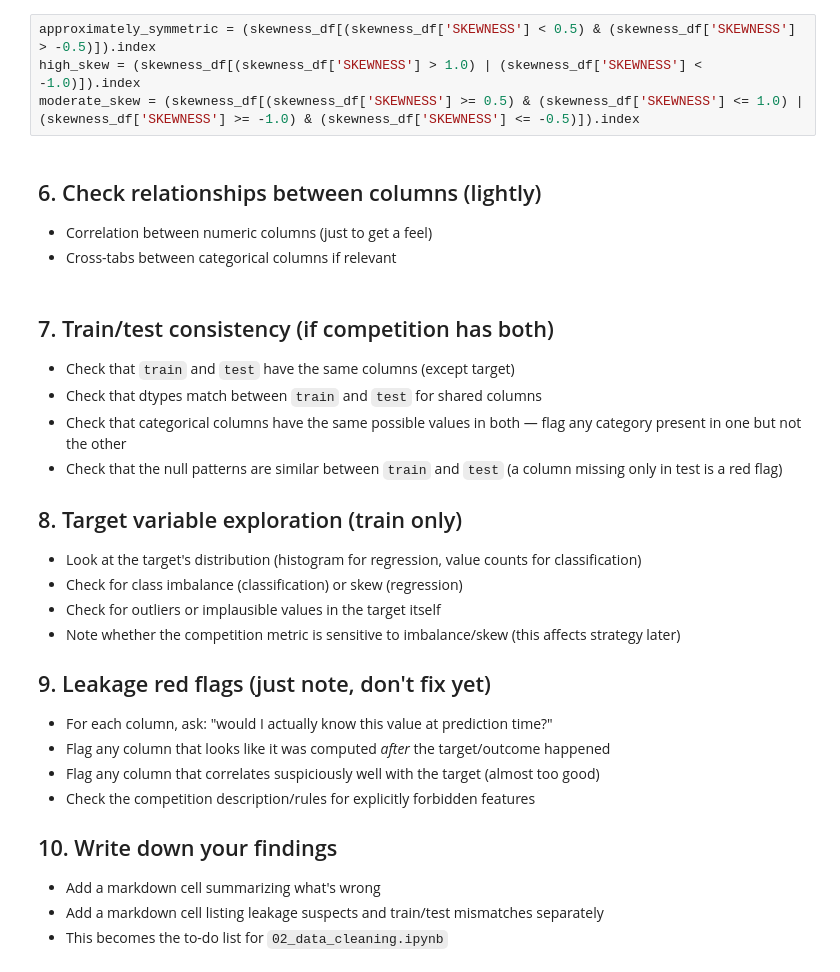
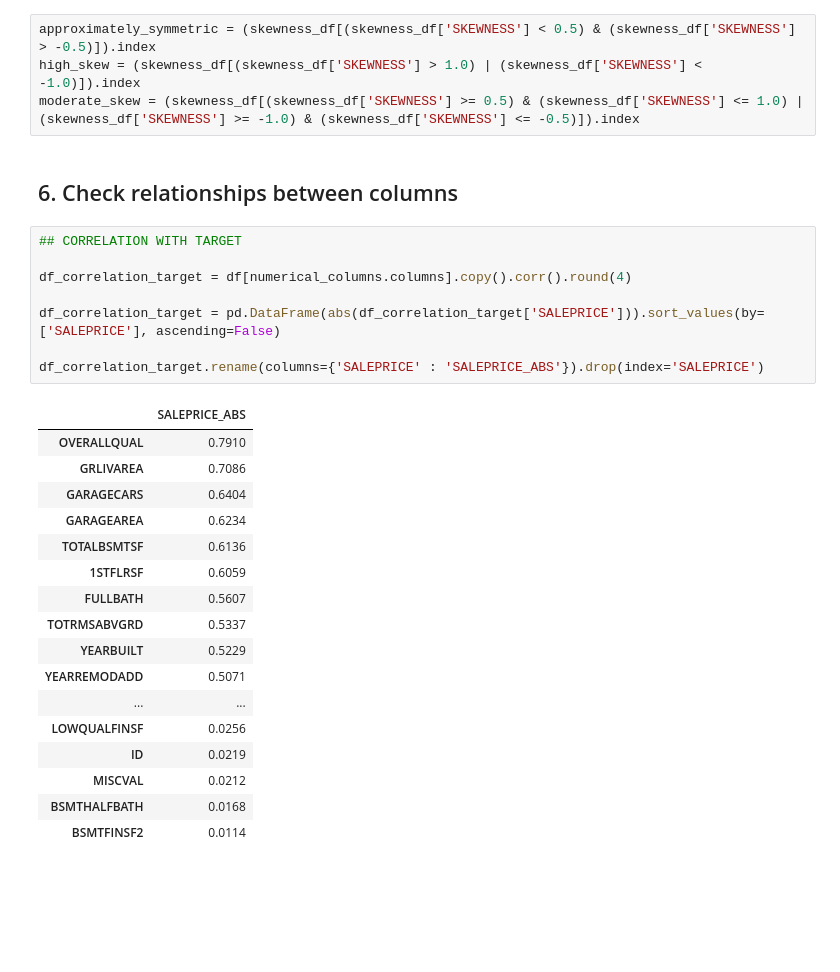
Before and after one commit to lucasamtaylor01/KaggleGettingStarted, a Jupyter notebook: 02_HOUSING_PRICES/noteboks/01_data_exploration.ipynb, the cells around one changed output. Saved outputs shown, nothing was run; the diff lists cells and outputs as text; blank space fills up the shorter version.

Commit message:
feat: Check relationships between columns
- Correlation with target
- Multicollinearity analysis

```diff
--- a/02_HOUSING_PRICES/noteboks/01_data_exploration.ipynb
+++ b/02_HOUSING_PRICES/noteboks/01_data_exploration.ipynb
@@ -305,29 +307,30 @@ approximately_symmetric = (skewness_df[(skewness_df['SKEWNESS'] < 0.5) & (skewne
 high_skew = (skewness_df[(skewness_df['SKEWNESS'] > 1.0) | (skewness_df['SKEWNESS'] < -1.0)]).index
 moderate_skew = (skewness_df[(skewness_df['SKEWNESS'] >= 0.5) & (skewness_df['SKEWNESS'] <= 1.0) | (skewness_df['SKEWNESS'] >= -1.0) & (skewness_df['SKEWNESS'] <= -0.5)]).index
 # %% [markdown]
-## 6. Check relationships between columns (lightly)
-- Correlation between numeric columns (just to get a feel)
-- Cross-tabs between categorical columns if relevant
+## 6. Check relationships between columns
-# %% [markdown]
-## 7. Train/test consistency (if competition has both)
-- Check that `train` and `test` have the same columns (except target)
-- Check that dtypes match between `train` and `test` for shared columns
-- Check that categorical columns have the same possible values in both — flag any category present in one but not the other
-- Check that the null patterns are similar between `train` and `test` (a column missing only in test is a red flag)
-
-## 8. Target variable exploration (train only)
-- Look at the target's distribution (histogram for regression, value counts for classification)
-- Check for class imbalance (classification) or skew (regression)
-- Check for outliers or implausible values in the target itself
-- Note whether the competition metric is sensitive to imbalance/skew (this affects strategy later)
-
-## 9. Leakage red flags (just note, don't fix yet)
-- For each column, ask: "would I actually know this value at prediction time?"
-- Flag any column that looks like it was computed *after* the target/outcome happened
-- Flag any column that correlates suspiciously well with the target (almost too good)
-- Check the competition description/rules for explicitly forbidden features
-
-## 10. Write down your findings
-- Add a markdown cell summarizing what's wrong
-- Add a markdown cell listing leakage suspects and train/test mismatches separately
-- This becomes the to-do list for `02_data_cleaning.ipynb`
+# %%
+## CORRELATION WITH TARGET
+
+df_correlation_target = df[numerical_columns.columns].copy().corr().round(4)
+
+df_correlation_target = pd.DataFrame(abs(df_correlation_target['SALEPRICE'])).sort_values(by=['SALEPRICE'], ascending=False)
+
+df_correlation_target.rename(columns={'SALEPRICE' : 'SALEPRICE_ABS'}).drop(index='SALEPRICE')
+# %% [output]
+|  | SALEPRICE_ABS |
+| OVERALLQUAL | 0.7910 |
+| GRLIVAREA | 0.7086 |
+| GARAGECARS | 0.6404 |
+| GARAGEAREA | 0.6234 |
+| TOTALBSMTSF | 0.6136 |
+| 1STFLRSF | 0.6059 |
+| FULLBATH | 0.5607 |
+| TOTRMSABVGRD | 0.5337 |
+| YEARBUILT | 0.5229 |
+| YEARREMODADD | 0.5071 |
+| ... | ... |
+| LOWQUALFINSF | 0.0256 |
+| ID | 0.0219 |
+| MISCVAL | 0.0212 |
+| BSMTHALFBATH | 0.0168 |
+| BSMTFINSF2 | 0.0114 |
```
Also changed, not shown: parts of 5 cells of this notebook.
